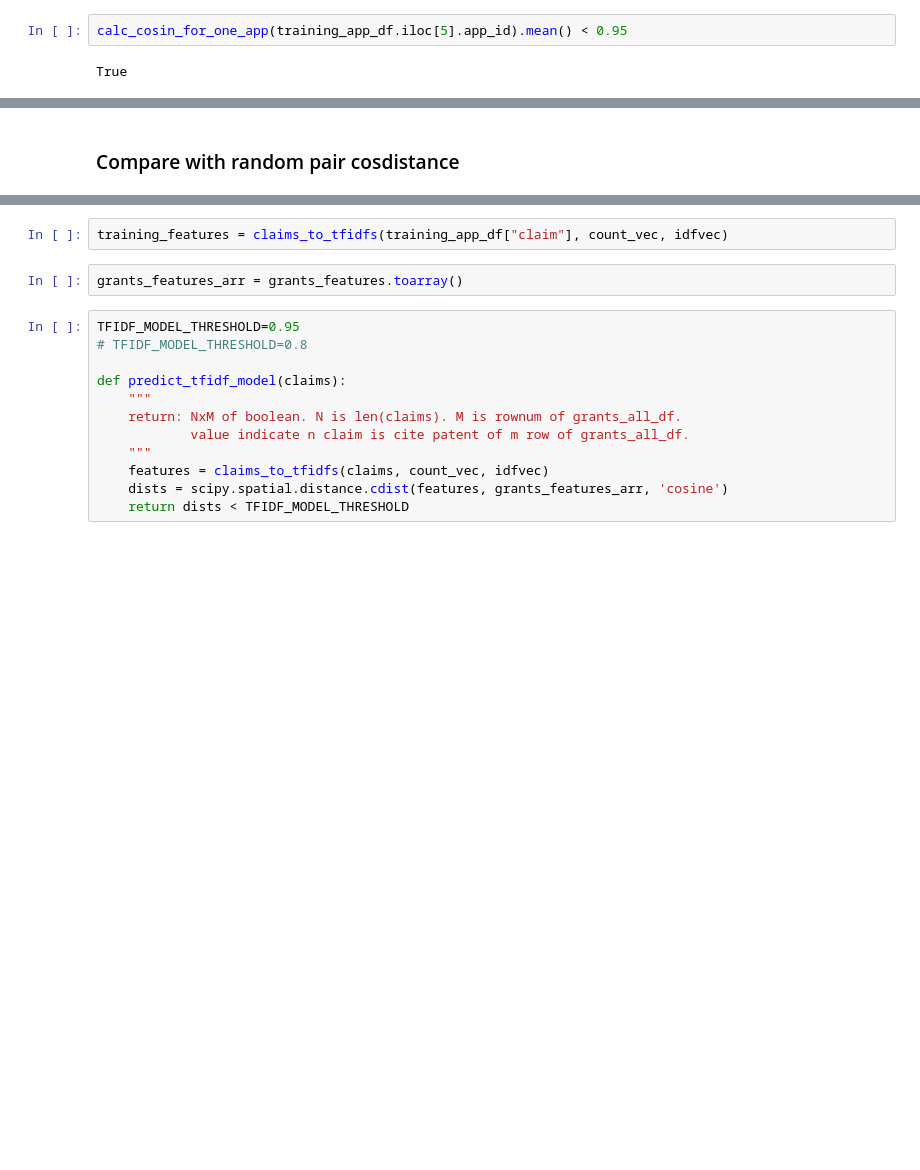
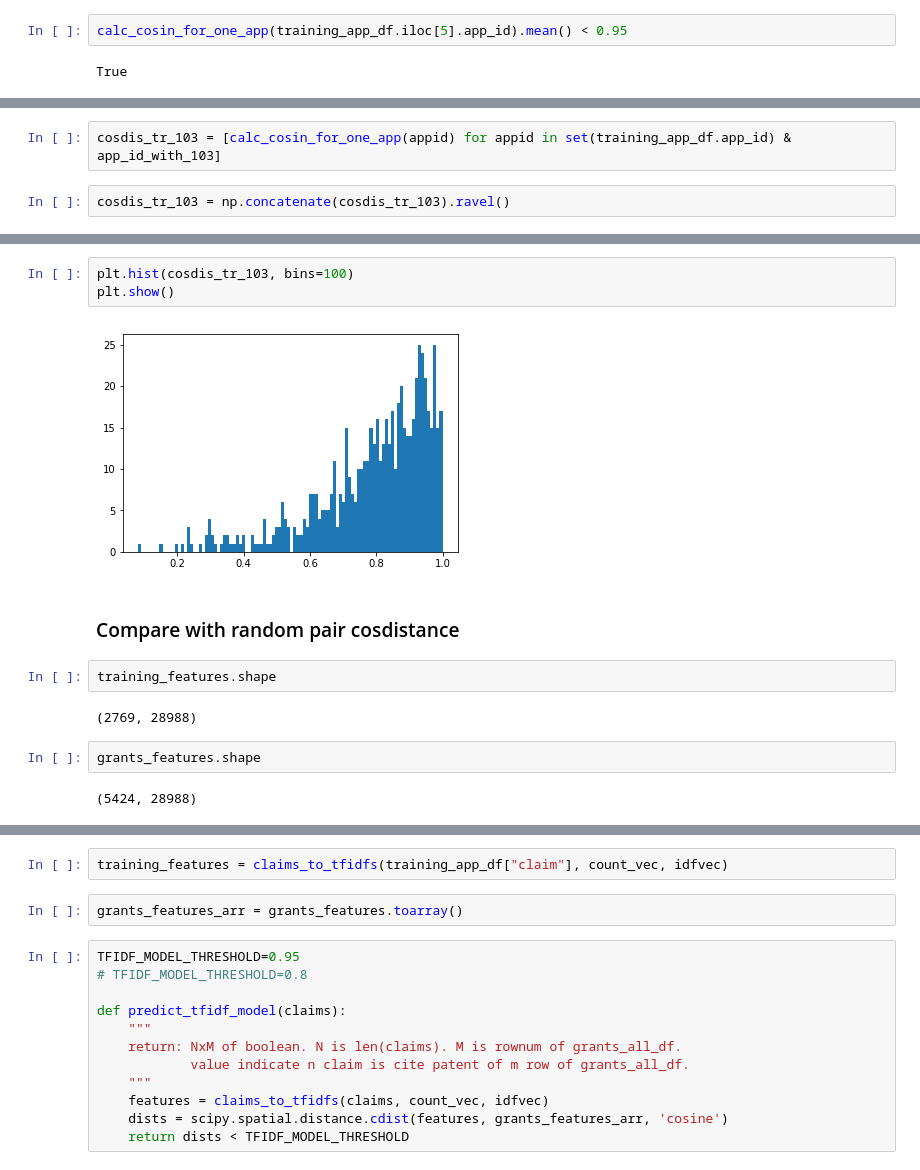
Before and after one commit to yoheikikuta/US-patent-analysis, a Jupyter notebook: notebook/tfidf_nearest.ipynb, the cells around one changed output, grey strips where cells are left out. Cells and saved outputs as stored; diff of their text form; blank space fills up the shorter version.

```diff
--- a/notebook/tfidf_nearest.ipynb
+++ b/notebook/tfidf_nearest.ipynb
@@ -541,0 +761,4 @@ True
+# %%
+cosdis_tr_103 = [calc_cosin_for_one_app(appid) for appid in set(training_app_df.app_id) & app_id_with_103]
+# %%
+cosdis_tr_103 = np.concatenate(cosdis_tr_103).ravel()
@@ -542,3 +773,16 @@ True
+# %%
+plt.hist(cosdis_tr_103, bins=100)
+plt.show()
+# %% [output]
+[figure, added]
 # %% [markdown]
 ### Compare with random pair cosdistance
+# %%
+training_features.shape
+# %% [output]
+(2769, 28988)
+# %%
+grants_features.shape
+# %% [output]
+(5424, 28988)
 # %%
```
Also changed, not shown: parts of 70 cells of this notebook.
